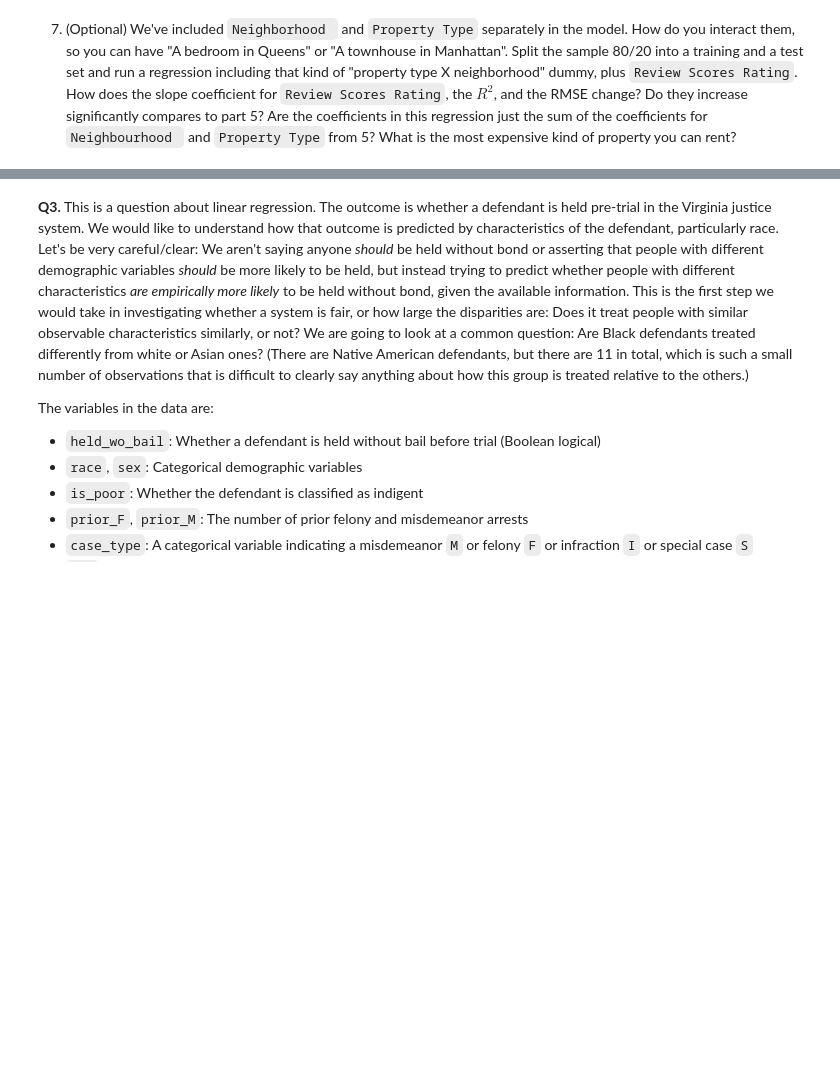
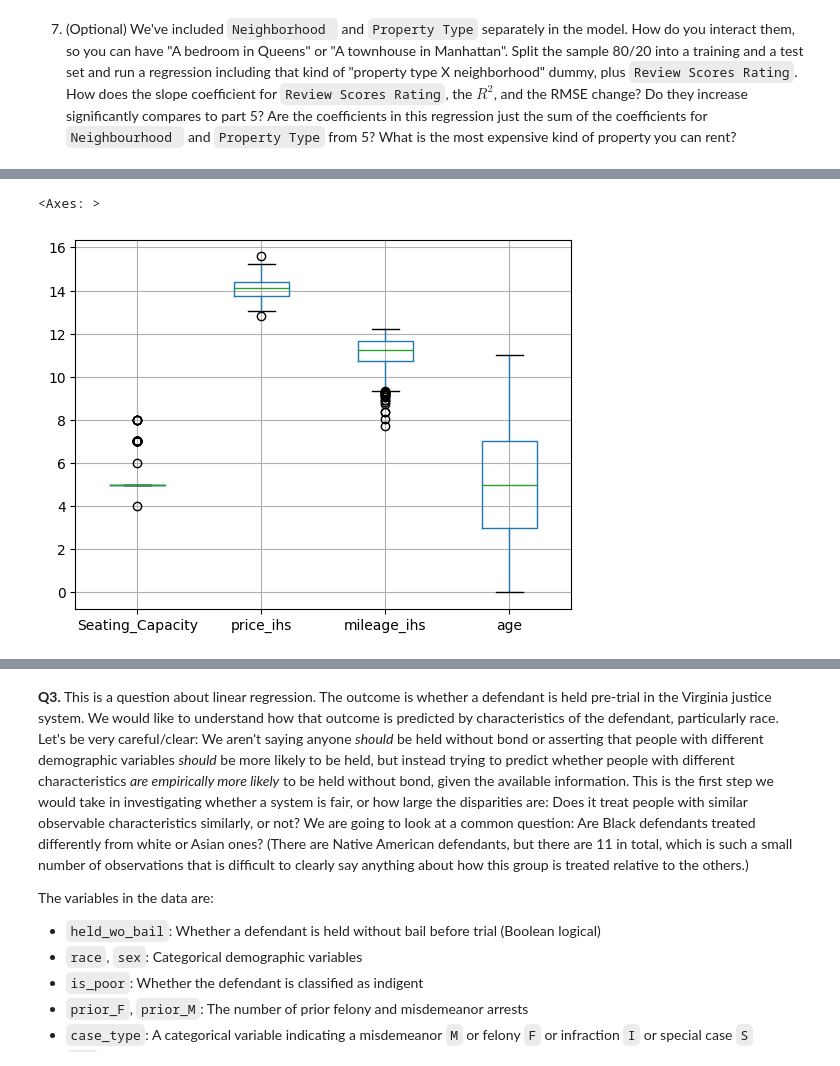
Before and after one commit to brithoang1/linearRegression, a Jupyter notebook: assignment.ipynb, the cells around one changed output, grey strips where cells are left out. Cells and saved outputs as stored; diff of their text form; code cells hidden in the pictures; blank space fills up the shorter version.

```diff
--- a/assignment.ipynb
+++ b/assignment.ipynb
@@ -234,0 +244,10 @@ But, once room type is controlled, the other variables become less influencial a
+# %%
+df1['price_ihs'] = np.arcsinh(df1['Price'])
+df1['mileage_ihs']= np.arcsinh(df1['Mileage_Run'])
+df1['age']= max(df1['Make_Year'])-df1['Make_Year']
+
+df1 = df1.drop(['Price','Mileage_Run','Make_Year','Unnamed: 0'],axis=1)
+df1.boxplot()
+# %% [output]
+<Axes: >
+[figure, added]
```
Also changed, not shown: parts of 22 cells of this notebook.
